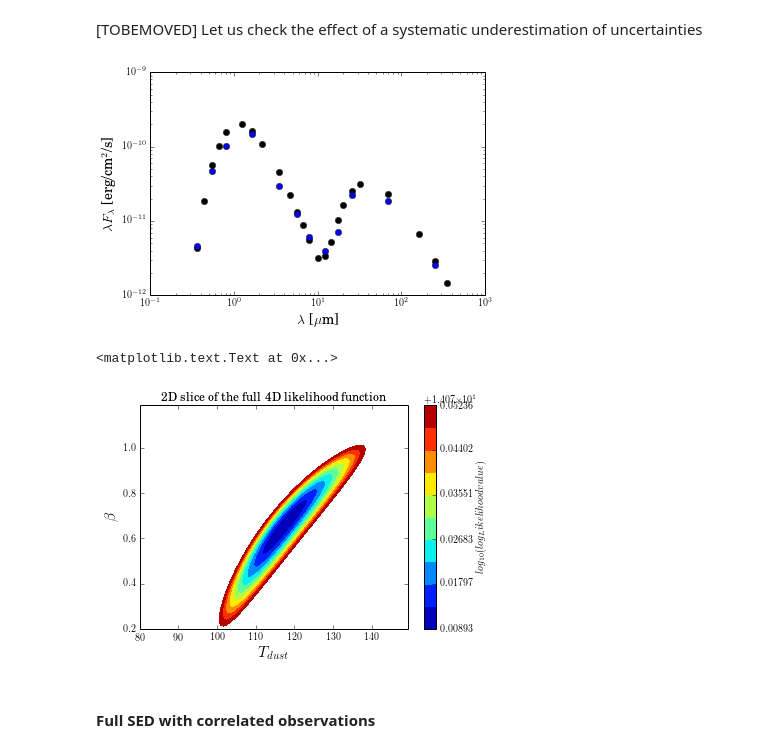
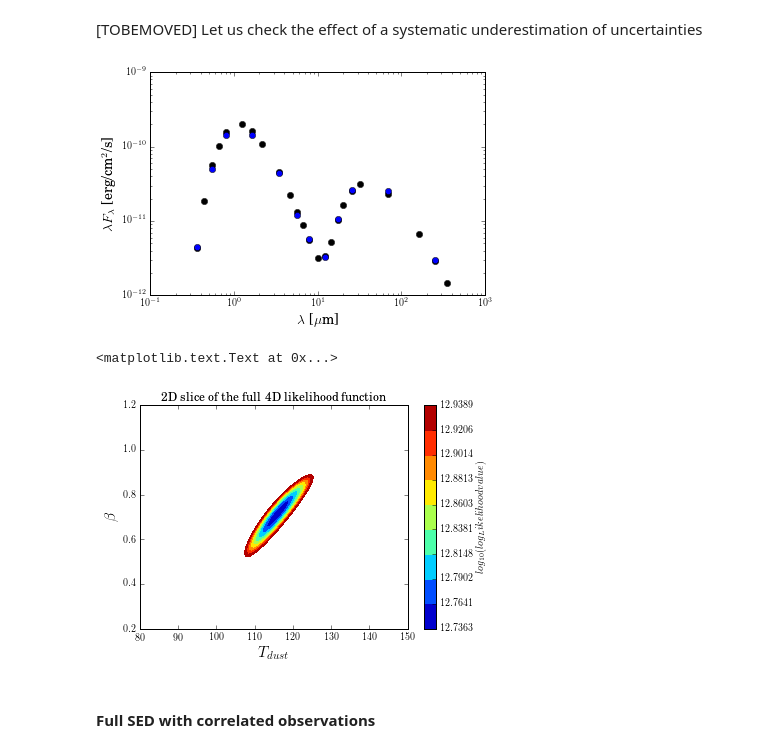
Before and after one commit to luis-sarro/ESAC-Astrostatistics-School-, a Jupyter notebook: ESAC School - Day 1 - Model Fitting.ipynb, the cells around one changed output. Saved outputs shown, nothing was run; the diff lists cells and outputs as text; code cells hidden in the pictures.

```diff
--- a/ESAC School - Day 1 - Model Fitting.ipynb
+++ b/ESAC School - Day 1 - Model Fitting.ipynb
@@ -379,28 +365,25 @@ Here we have omitted terms that do not depend on the model parameters (T_{\rm st
 # %%
 # Compute a grid of values of teff_dust and beta_dust
 grid_size = 100
-nvals = range(grid_size)
 min_teff_dust = 80.
 max_teff_dust = 150.
-delta_teff_dust = (max_teff_dust-min_teff_dust)/float(grid_size)
 min_beta = 0.2
 max_beta = 1.2
-delta_beta = (max_beta-min_beta)/grid_size
-teff_dust_grid =[min_teff_dust+(float(x)*delta_teff_dust) for x in nvals]
-beta_dust_grid = [min_beta+(float(x)*delta_beta) for x in nvals]
+teff_dust_grid = np.linspace(min_teff_dust,max_teff_dust,grid_size)
+beta_dust_grid = np.linspace(min_beta,max_beta,grid_size)
 params_grid = np.meshgrid(teff_dust_grid,beta_dust_grid)
 
 grid_log_likelihoods = np.zeros(shape=(grid_size,grid_size))
 
-for idx1 in nvals:
-    for idx2 in nvals:
+for idx1 in xrange(grid_size):
+    for idx2 in xrange(grid_size):
         theta = [teff_star,teff_dust_grid[idx2],beta_dust_grid[idx1],f]
         grid_log_likelihoods[idx1,idx2] = log_likelihood(theta,lmb,yso_obs,yso_obs*scalar_uncert)
 
-min = grid_log_likelihoods.min()
-max = grid_log_likelihoods.max()
-per_10 = (max-min)/1000.0
-levels = ([min+float(i)*per_10/10 for i in range(11)])
+n_levels = 10
+max_dif = (grid_log_likelihoods.max() - grid_log_likelihoods.min())/1000.
+levels = np.linspace(grid_log_likelihoods.min(),max_dif,n_levels)
+
 pl = plt.contourf(params_grid[0],params_grid[1],np.log10(grid_log_likelihoods),levels=np.log10(levels))
 
 cbar = plt.colorbar(pl)
@@ -420,7 +403,7 @@ plt.ylabel(r'$\beta$',fontsize=16)
 # %%
 #[TOBEMOVED]
 
-scalar_uncert = 1.0e-7
+scalar_uncert_2 = 1.0e-7
 yso_obs2 = yso_obs[0:23:2]
 #yso_obs2 = yso_obs
 lmb2 = lmb[0:23:2]
@@ -433,47 +416,43 @@ plt.yscale('log')
 plt.xlabel(r'$\lambda$ [$\mu$m]',fontsize = 14)
 plt.ylabel(r'$\lambda F_{\lambda}$ [erg/cm$^{2}$/s]',fontsize = 14)
 plt.ylim(1e-12,)
 plt.show()
 
 grid_size = 100
-nvals2 = range(grid_size)
 min_teff_dust = 80.
 max_teff_dust = 150.
-delta_teff_dust = (max_teff_dust-min_teff_dust)/float(grid_size)
 min_beta = 0.2
 max_beta = 1.2
-delta_beta = (max_beta-min_beta)/grid_size
-teff_dust_grid =[min_teff_dust+(float(x)*delta_teff_dust) for x in nvals2]
-beta_dust_grid = [min_beta+(float(x)*delta_beta) for x in nvals2]
+teff_dust_grid = np.linspace(min_teff_dust,max_teff_dust,grid_size)
+beta_dust_grid = np.linspace(min_beta,max_beta,grid_size)
 params_grid = np.meshgrid(teff_dust_grid,beta_dust_grid)
 
 grid_log_likelihoods = np.zeros(shape=(grid_size,grid_size))
 
 
-for idx1 in nvals2:
-    for idx2 in nvals2:
+for idx1 in xrange(grid_size):
+    for idx2 in xrange(grid_size):
         theta = [teff_star,teff_dust_grid[idx2],beta_dust_grid[idx1],f*1.05]
-        grid_log_likelihoods[idx1,idx2] = log_likelihood(theta,lmb2,yso_obs2,yso_obs2*scalar_uncert)
+        grid_log_likelihoods[idx1,idx2] = log_likelihood(theta,lmb2,yso_obs2,yso_obs2*scalar_uncert_2)
 
-min = grid_log_likelihoods.min()
-max = grid_log_likelihoods.max()
-per_10 = (max-min)/1000.0
-levels = ([min+float(i)*per_10/10 for i in range(11)])
+n_levels = 10
+max_dif = (grid_log_likelihoods.max() - grid_log_likelihoods.min())/1000.
+levels = np.linspace(grid_log_likelihoods.min(),max_dif,n_levels)
 
 pl = plt.contourf(params_grid[0],params_grid[1],np.log10(grid_log_likelihoods),levels=np.log10(levels))
 
 cbar = plt.colorbar(pl)
 cbar.ax.set_ylabel(r'$log_{10}(log_Likelihood value)$')
 # Add the contour line levels to the colorbar
 plt.rc('text', usetex=True)
 plt.rc('font', family='serif')
 plt.title('2D slice of the full 4D likelihood function')
 plt.xlabel(r'$T_{dust}$',fontsize=16)
 plt.ylabel(r'$\beta$',fontsize=16)
 # %% [output]
-[figure, old version]
+[figure, new version]
 <matplotlib.text.Text at 0x...>
-[figure, old version]
+[figure, new version]
 # %% [markdown]
 #### Full SED with correlated observations
 # %% [markdown]
```
Also changed, not shown: parts of 13 cells of this notebook, 1 other file.
